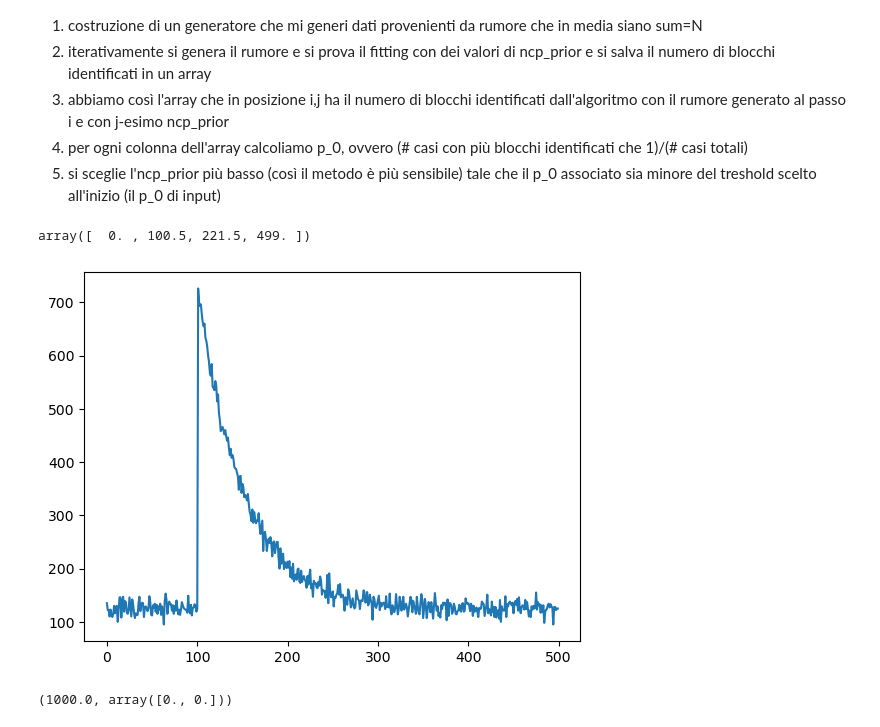
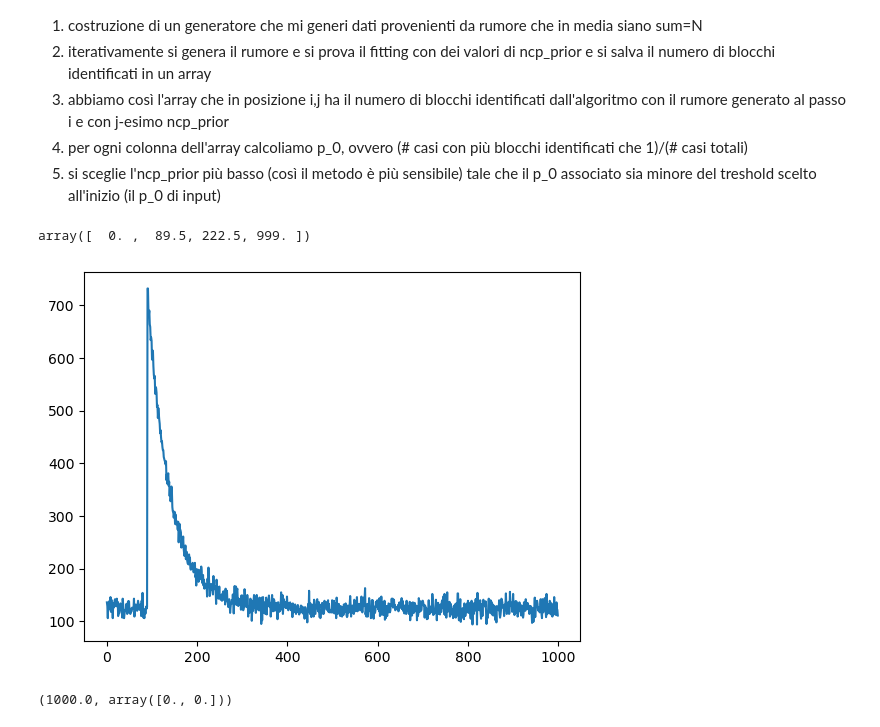
Before and after one commit to ASTRO-EDU/BBexponential, a Jupyter notebook: ncp_prior_optimize.ipynb, the cells around one changed output. Cells and saved outputs as stored; diff of their text form; code cells hidden in the pictures.

```diff
--- a/ncp_prior_optimize.ipynb
+++ b/ncp_prior_optimize.ipynb
@@ -18,18 +18,18 @@ def generator(t,gamma):
     while True:
         x = np.random.poisson(125,len(t))
         idx = np.random.poisson(100)
-        y = np.concatenate([np.zeros(idx),np.floor(gamma*np.exp(-np.linspace(0,10,500)))[:500-idx]])
+        y = np.concatenate([np.zeros(idx),np.floor(gamma*np.exp(-np.linspace(0,20,1000)))[:1000-idx]])
         x=x+y
         yield x
 # %%
-t = np.arange(500)
+t = np.arange(1000)
 gen = generator(t,600)
 x = next(gen)
 plt.plot(x)
 bayesian_blocks(t,x,fitness=ExponentialBlocks_Events_Alt_2,ncp_prior=700)
 # %% [output]
-array([  0. , 100.5, 221.5, 499. ])
+array([  0. ,  89.5, 222.5, 999. ])
-[figure, old version]
+[figure, new version]
 # %%
 def num_blocks(t,x,ncp_prior_list,fitness):
     arr = np.zeros_like(ncp_prior_list)
```
Also changed, not shown: 5 other files.
